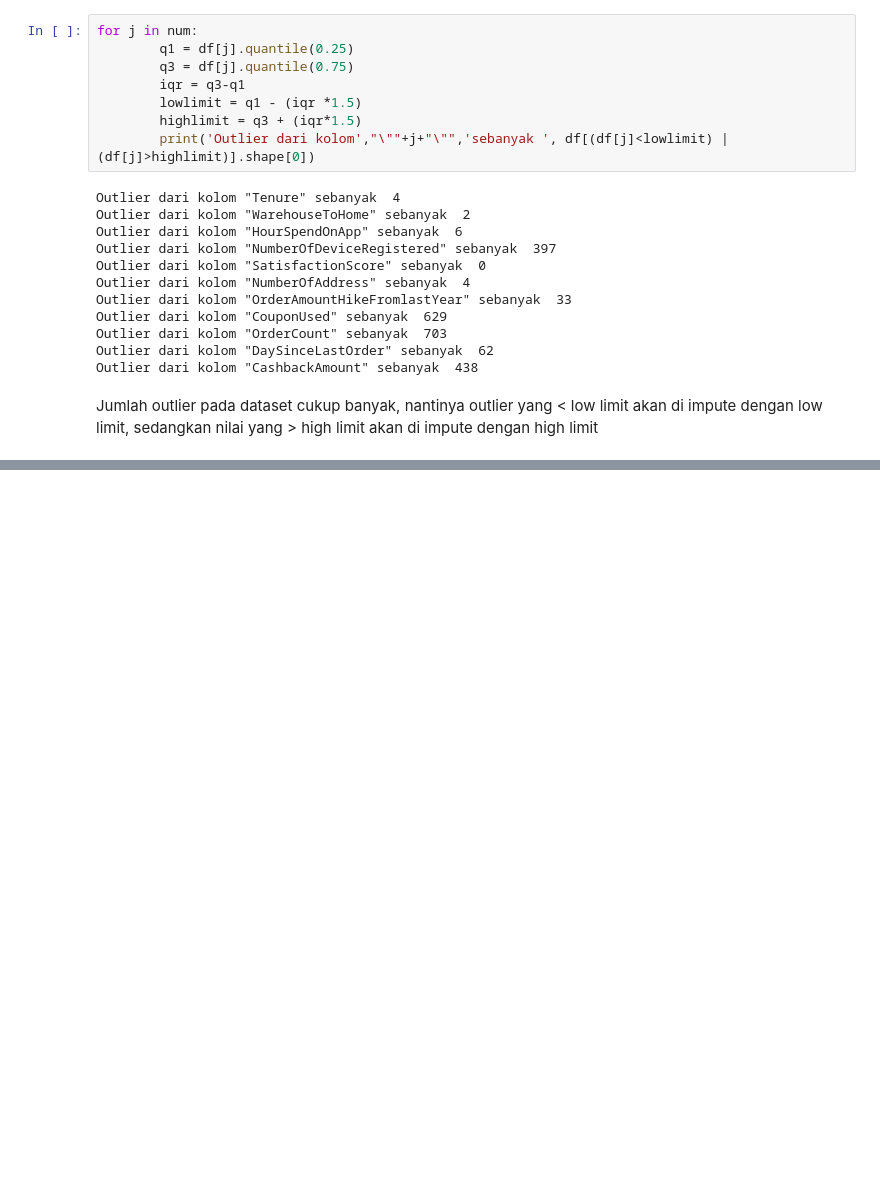
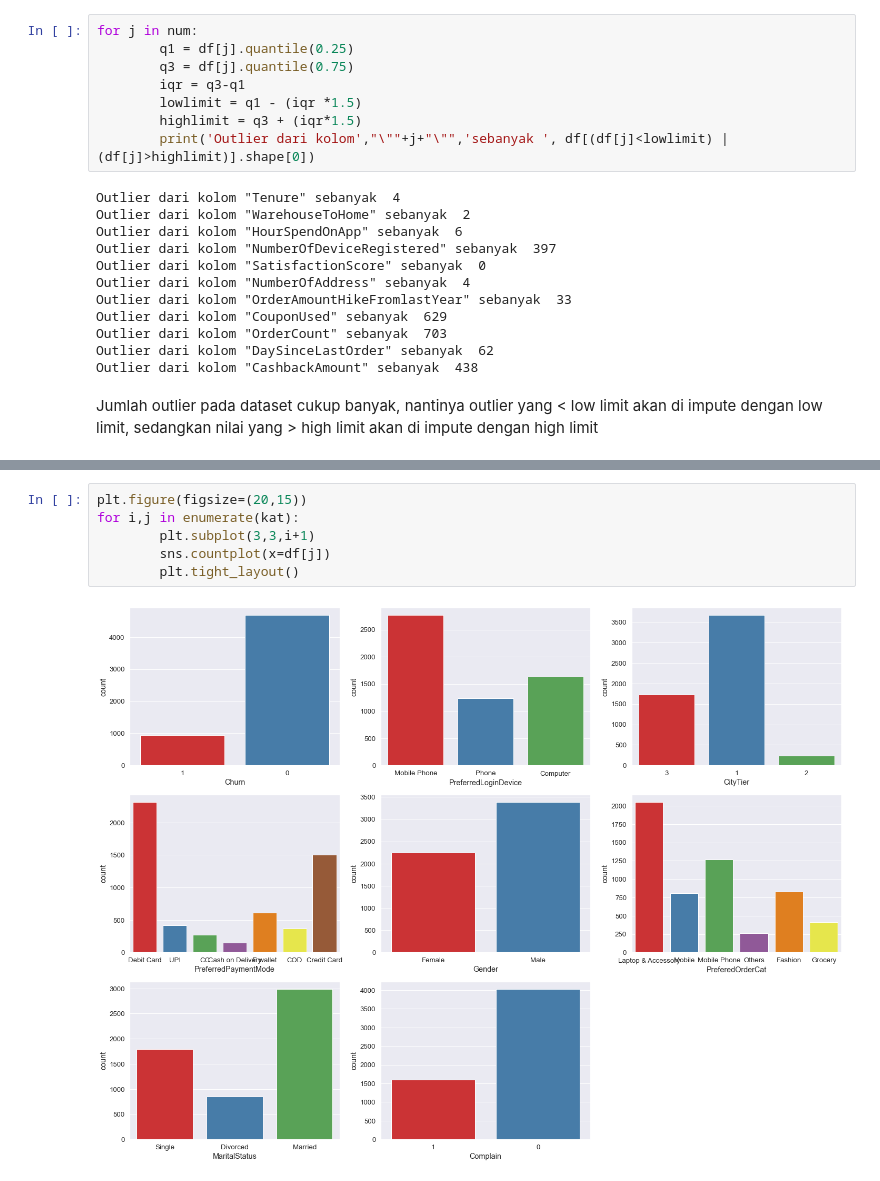
Before and after one commit to arsand07/Customer-Churn, a Jupyter notebook: Customer Churn.ipynb, the cells around one changed output, grey strips where cells are left out. Drawn from its saved outputs; the diff is of its cells as text; blank space fills up the shorter version.

```diff
--- a/Customer Churn.ipynb
+++ b/Customer Churn.ipynb
@@ -201,0 +215,8 @@ Jumlah outlier pada dataset cukup banyak, nantinya outlier yang < low limit akan
+# %%
+plt.figure(figsize=(20,15))
+for i,j in enumerate(kat):
+        plt.subplot(3,3,i+1)
+        sns.countplot(x=df[j])
+        plt.tight_layout()
+# %% [output]
+[figure, added]
```
Also changed, not shown: parts of 9 cells of this notebook.
